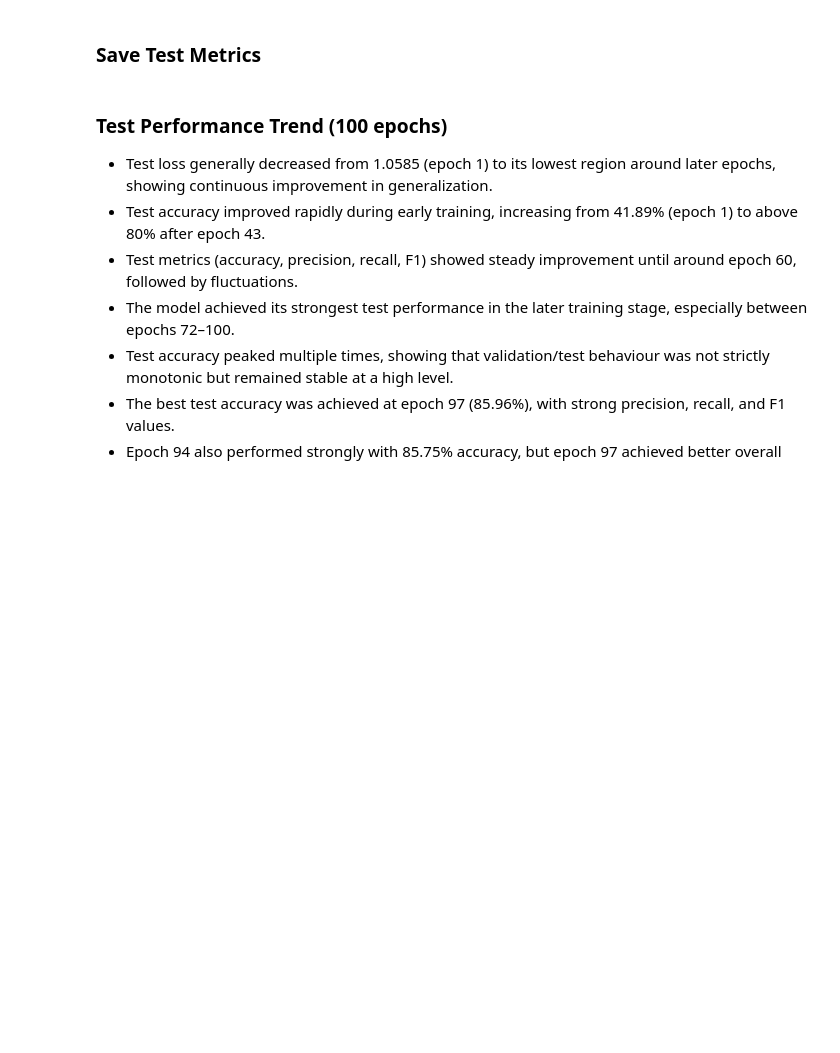
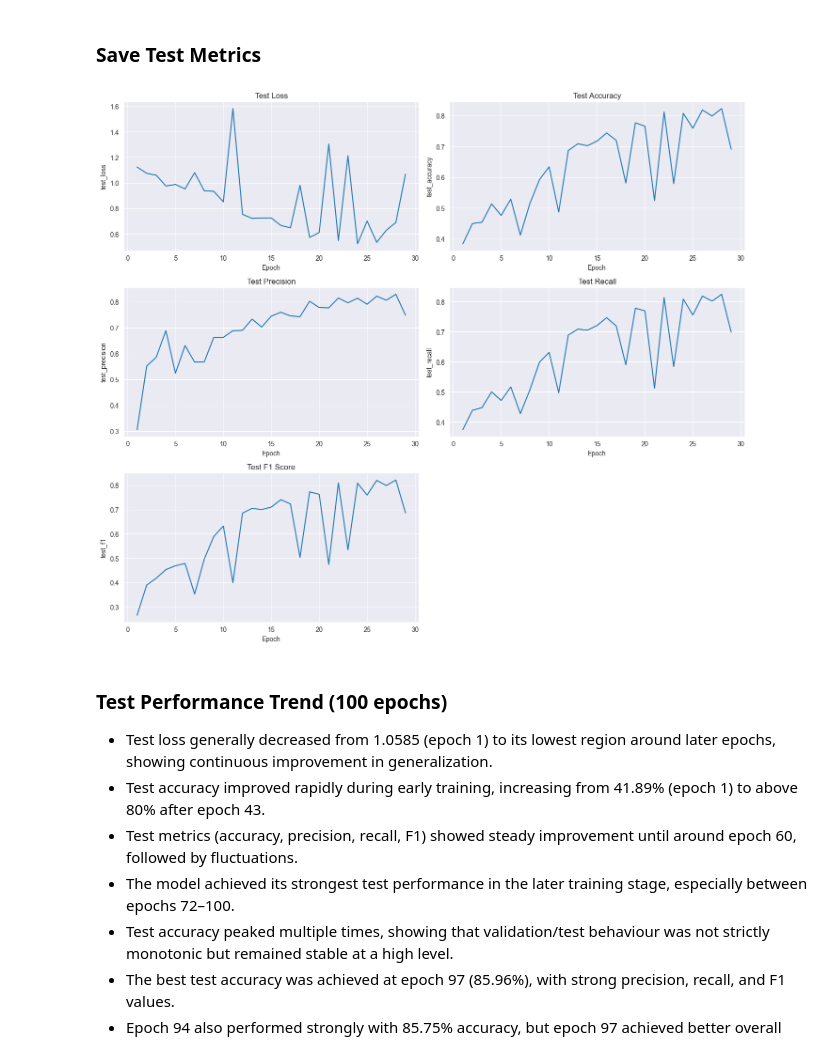
Before and after one commit to tikadatta2005/efficient-surveillance-threat-recognition, a Jupyter notebook: experiments/experiment7.ipynb, the cells around one changed output. Drawn from its saved outputs; the diff is of its cells as text; code cells hidden in the pictures; blank space fills up the shorter version.

```diff
--- a/experiments/experiment7.ipynb
+++ b/experiments/experiment7.ipynb
@@ -251,5 +278,5 @@ tester = Tester(
 )
 
 test_scores = tester.test_all_checkpoints(
-    "../models/experiment6"
+    "../models/experiment7"
 )
@@ -258,7 +303,9 @@ test_scores = tester.test_all_checkpoints(
 # %%
 # Plot all 100 epochs
 test_metrics_df = plot_testing_history(test_scores)
-test_metrics_df.to_csv("../documentations/experiments/experiment6/tables/test_metrics.csv", index=False)
+test_metrics_df.to_csv("../documentations/experiments/experiment7/tables/test_metrics.csv", index=False)
+# %% [output]
+[figure, added]
 # %% [markdown]
 ### Test Performance Trend (100 epochs)
 * Test loss generally decreased from 1.0585 (epoch 1) to its lowest region around later epochs, showing continuous improvement in generalization.
```
Also changed, not shown: parts of 10 cells of this notebook, 5 other files.
